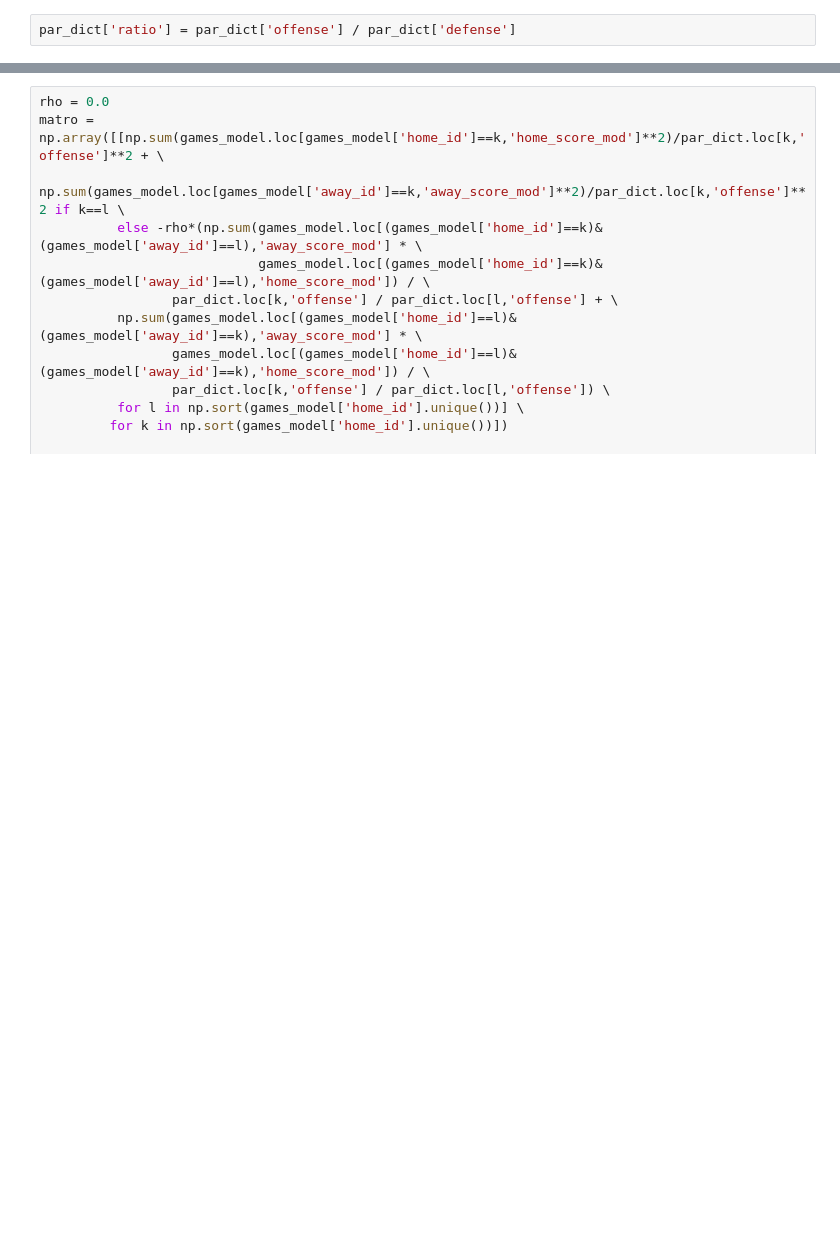
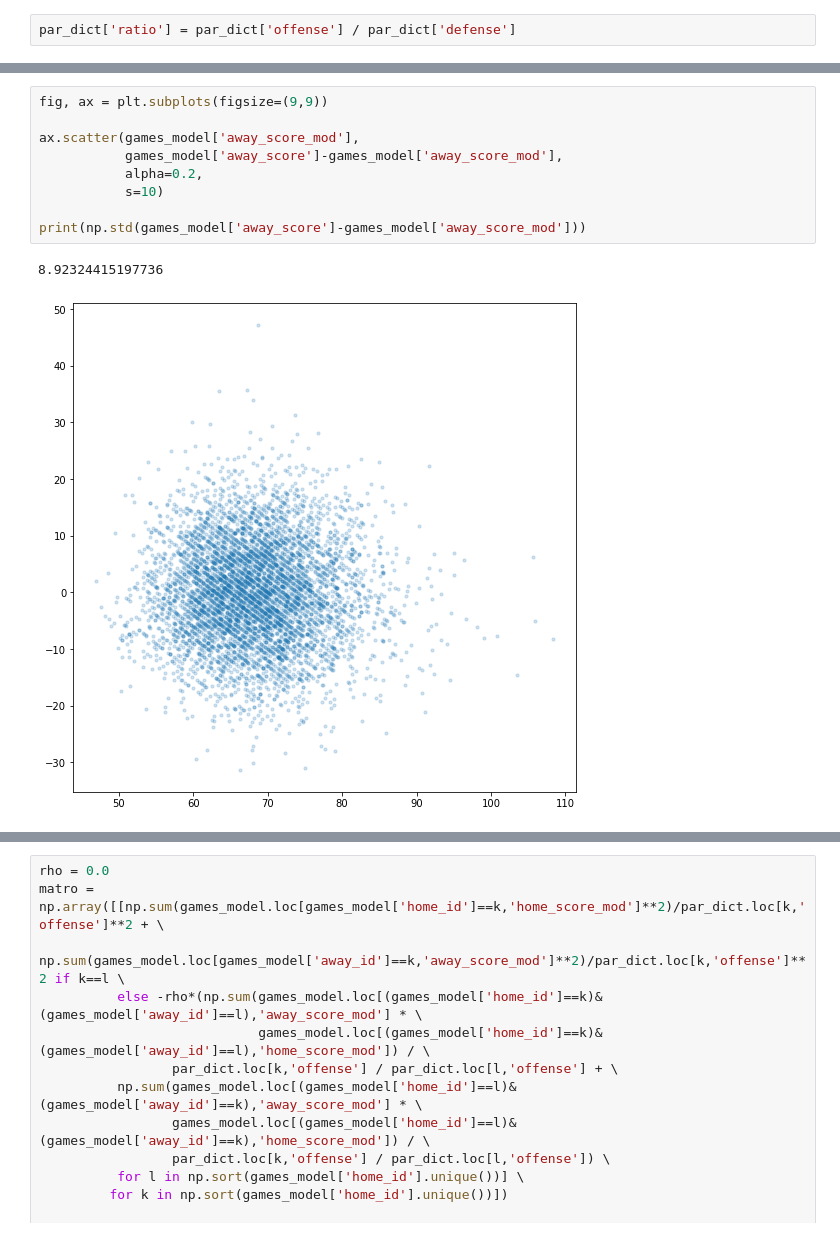
Before and after one commit to daviderics/Basketball-Model, a Jupyter notebook: bball_modeler.ipynb, the cells around one changed output, grey strips where cells are left out. Drawn from its saved outputs; the diff is of its cells as text; blank space fills up the shorter version.

```diff
--- a/bball_modeler.ipynb
+++ b/bball_modeler.ipynb
@@ -840,0 +1004,12 @@ games_model[(games_model['home_id']==2)&(games_model['away_id']==0)]
+# %%
+fig, ax = plt.subplots(figsize=(9,9))
+
+ax.scatter(games_model['away_score_mod'],
+           games_model['away_score']-games_model['away_score_mod'],
+           alpha=0.2,
+           s=10)
+
+print(np.std(games_model['away_score']-games_model['away_score_mod']))
+# %% [output]
+8.92324415197736
+[figure, added]
```
Also changed, not shown: parts of 17 cells of this notebook.
